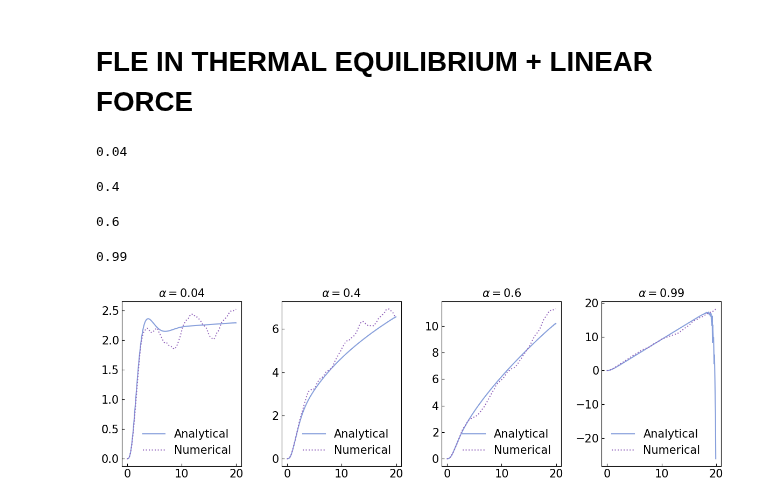
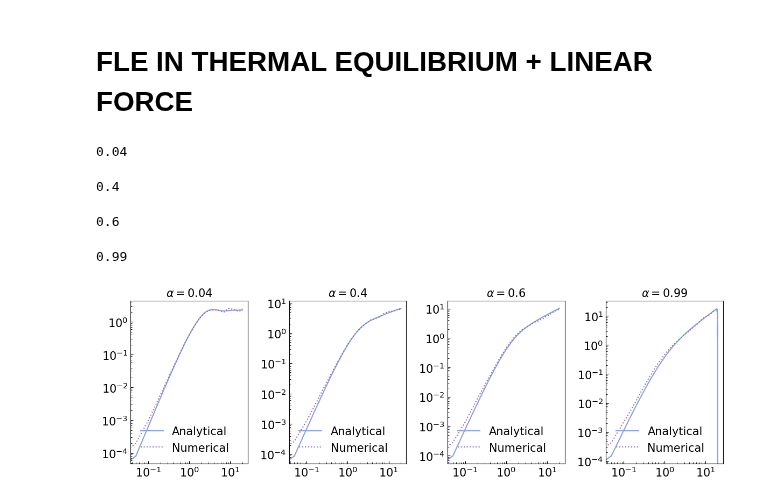
Before and after one commit to davidsantiagoquevedo/fractional-langevin-equations, a Jupyter notebook: analysis/inspect_fLe_timecrystal.ipynb, the cells around one changed output. Saved outputs shown, nothing was run; the diff lists cells and outputs as text; code cells hidden in the pictures.

Commit message:
rerun analysis, loglog plot for msd

```diff
--- a/analysis/inspect_fLe_timecrystal.ipynb
+++ b/analysis/inspect_fLe_timecrystal.ipynb
@@ -155,37 +155,43 @@ eta_2 = 1#float(sys.argv[4])
 T1 = 1#float(sys.argv[5])
 T2 = 1#float(sys.argv[6])
 v0 = 0
 
 
 axi=ax[0]
 alpha = 0.04
 print(alpha)
 plot_msd(axi, alpha, T, realizations,  h,
          v0, M, eta_1, eta_2, T2, linear = linear)
-
+axi.set_xscale("log")
+axi.set_yscale("log")
 axi=ax[1]
 alpha = 0.4
 print(alpha)
 plot_msd(axi, alpha, T, realizations,  h,
          v0, M, eta_1, eta_2, T2, linear = linear)
-
+axi.set_xscale("log")
+axi.set_yscale("log")
 axi=ax[2]
 alpha = 0.6
 print(alpha)
 plot_msd(axi, alpha, T, realizations,  h,
          v0, M, eta_1, eta_2, T2, linear = linear)
-
+axi.set_xscale("log")
+axi.set_yscale("log")
 axi=ax[3]
 alpha = 0.99
 print(alpha)
 plot_msd(axi, alpha, T, realizations,  h,
          v0, M, eta_1, eta_2, T2, linear = linear)
+
+axi.set_xscale("log")
+axi.set_yscale("log")
 # %% [output]
 0.04
 0.4
 0.6
 0.99
-[figure, old version]
+[figure, new version]
 # %%
 T = 20
 h = 0.1
```
Also changed, not shown: parts of 3 cells of this notebook.
